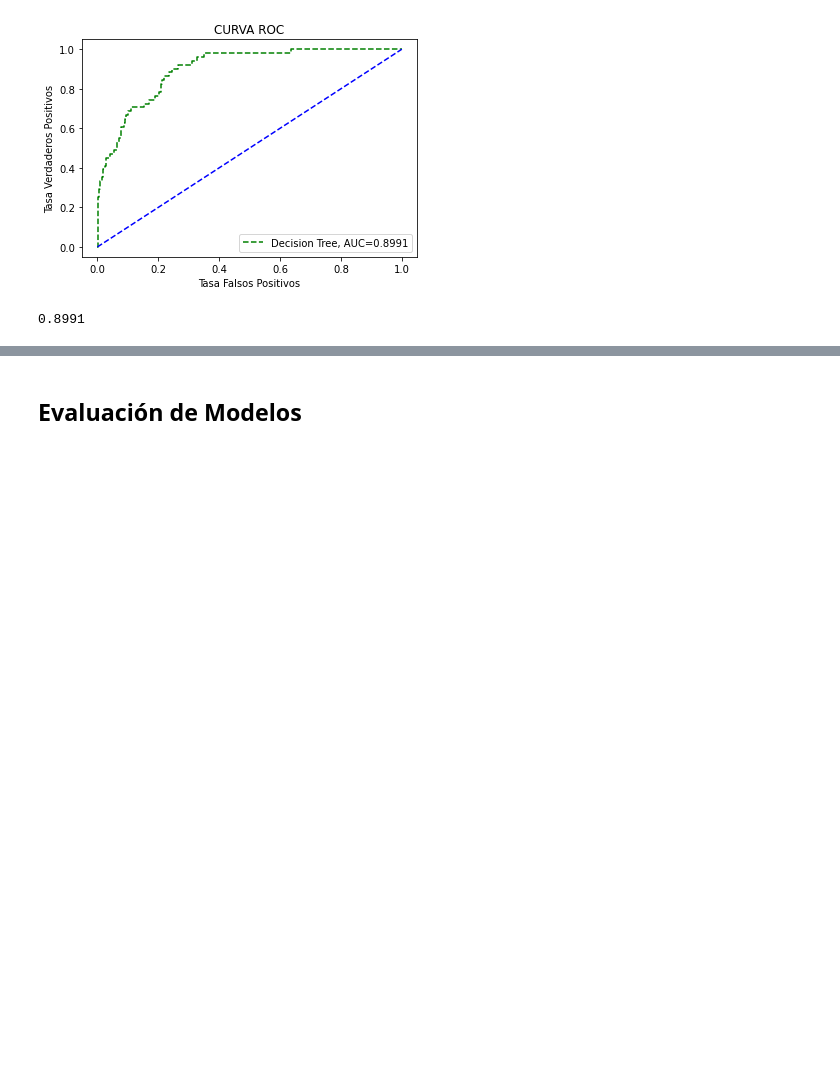
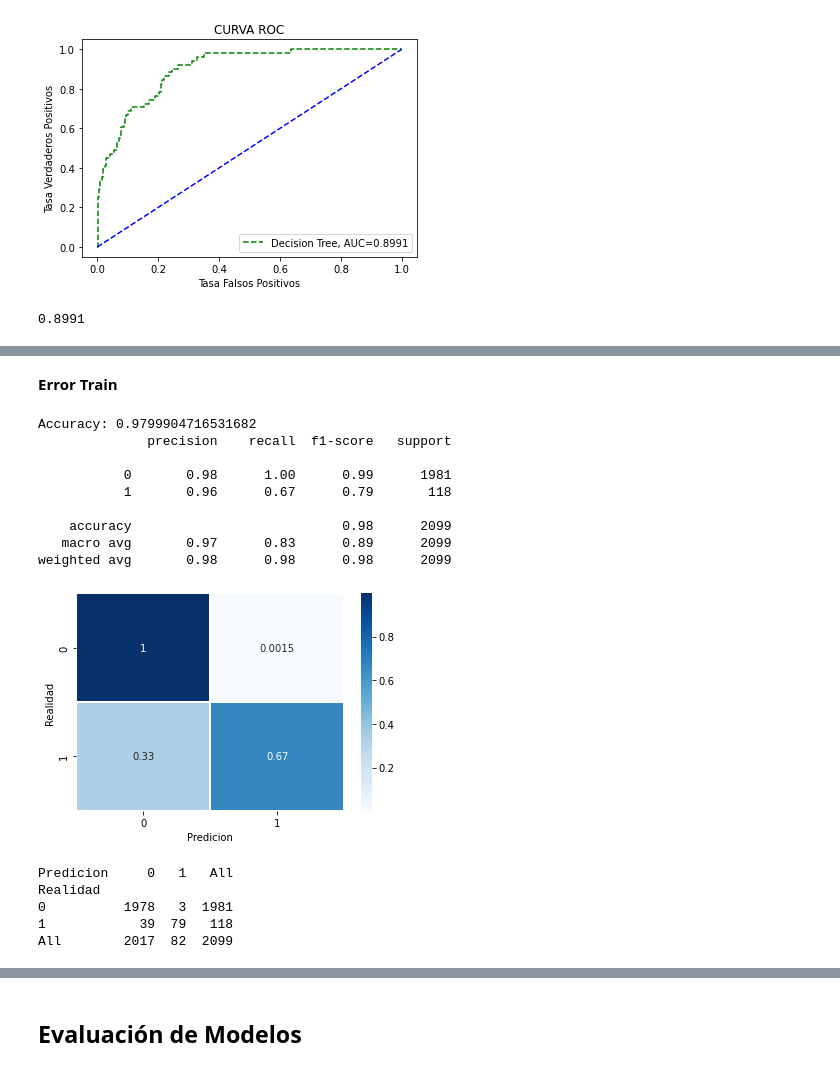
Before and after one commit to Oscar19922017/ProyectoPropensionCompra, a Jupyter notebook: Modelos.ipynb, the cells around one changed output, grey strips where cells are left out. Cells and saved outputs as stored; diff of their text form; code cells hidden in the pictures; blank space fills up the shorter version.

```diff
--- a/Modelos.ipynb
+++ b/Modelos.ipynb
@@ -55,7 +55,7 @@ warnings.filterwarnings("ignore")
 def MetricasMatrixConfusion(y,modelo,X,tipo="ml"):
 
     if (tipo=="ml"):
-        Predicciones=modelo.predict(X=X)
+        Predicciones=modelo.predict(X)
     else:
         Probabilidad=modelo.predict(exog=X)
         Predicciones=np.where(Probabilidad <0.5,0,1)
@@ -1496,0 +1572,28 @@ AUC_test_XGB
+# %%
+param_space = {
+    'learning_rate': (0.01, 0.3, 'log-uniform'),
+    'max_depth': (3, 10),
+    'min_child_weight': (1, 10),
+    'subsample': (0.7, 1.0, 'uniform'),
+    'colsample_bytree': (0.7, 1.0, 'uniform'),
+    'scale_pos_weight': (1, 100)
+}
+
+xgb_clf = xgb.XGBClassifier(objective='binary:logistic', random_state=42)
+
+bayes_search = BayesSearchCV(
+    xgb_clf,
+    param_space,
+    n_iter=50,  # Número de iteraciones (evaluaciones de hiperparámetros)
+    cv=5,       # Número de divisiones para la validación cruzada
+    n_jobs=-1,  # Utilizar todos los núcleos de CPU disponibles
+    verbose=1,  # Muestra información sobre la búsqueda
+    random_state=42
+)
+
+bayes_search.fit(x_train, y_train)
+best_xgb_clf = bayes_search.best_estimator_
+
+accuracy = best_xgb_clf.score(x_test, y_test)
+print("Mejor precisión en el conjunto de prueba:", accuracy)
+print("Mejores hiperparámetros:", bayes_search.best_params_)
@@ -1496,0 +1618,3 @@ AUC_test_XGB
+# %%
+xgb_model_opt=best_xgb_clf
+xgb_model_opt.fit(x_train, y_train)
@@ -1496,0 +1632,20 @@ AUC_test_XGB
+# %% [markdown]
+**Error Train**
+# %%
+MetricasMatrixConfusion(y_train,xgb_model_opt,x_train)
+# %% [output]
+Accuracy: 0.9799904716531682
+              precision    recall  f1-score   support
+
+           0       0.98      1.00      0.99      1981
+           1       0.96      0.67      0.79       118
+
+    accuracy                           0.98      2099
+   macro avg       0.97      0.83      0.89      2099
+weighted avg       0.98      0.98      0.98      2099
+[figure, added]
+Predicion     0   1   All
+Realidad
+0          1978   3  1981
+1            39  79   118
+All        2017  82  2099
```
Also changed, not shown: parts of 55 cells of this notebook.
